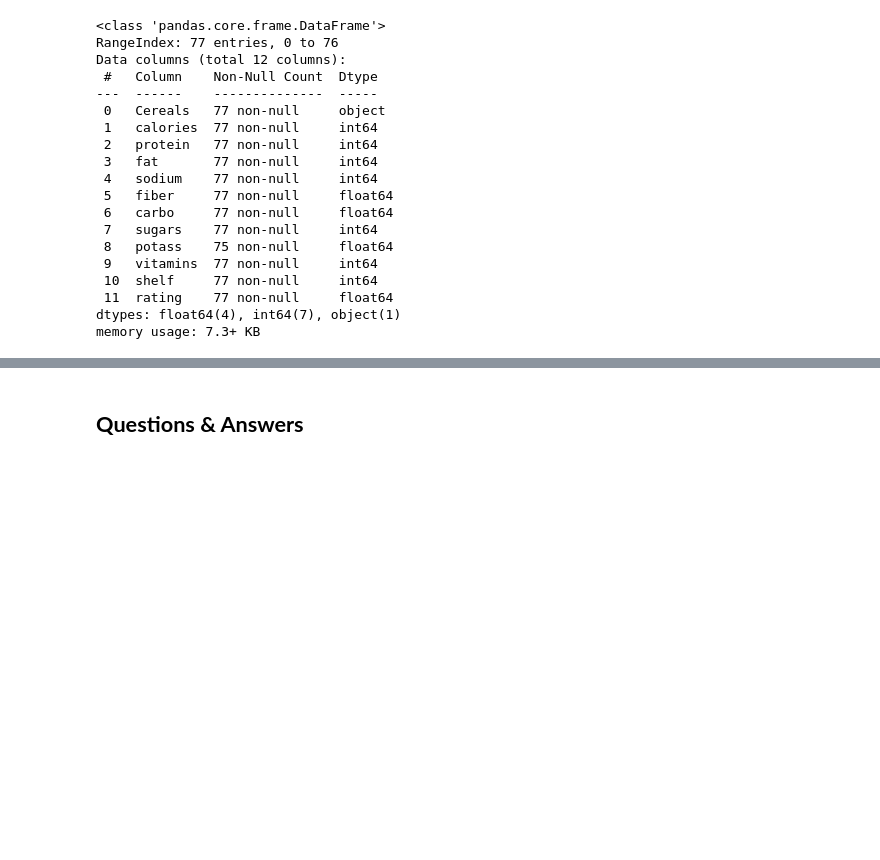
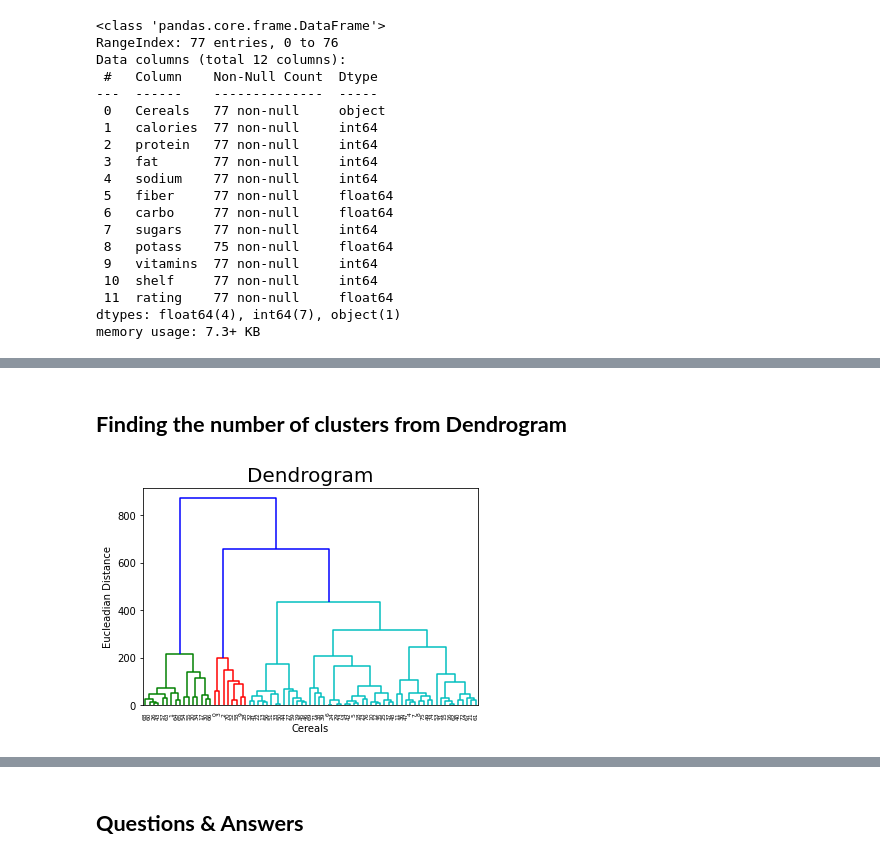
Before and after one commit to zaedulislam/Machine_Learning_Projects, a Jupyter notebook: Cereal/Cereal.ipynb, the cells around one changed output, grey strips where cells are left out. Cells and saved outputs as stored; diff of their text form; code cells hidden in the pictures; blank space fills up the shorter version.

```diff
--- a/Cereal/Cereal.ipynb
+++ b/Cereal/Cereal.ipynb
@@ -55,0 +103,21 @@ memory usage: 7.3+ KB
+# %% [markdown]
+## **Finding the number of clusters from Dendrogram**
+# %%
+X = dataset.iloc[:, 2:12].values
+
+# linkage - is actually the algorithm itself of Hierarchical Clustering.
+# 1st parameter (To which data we'll apply the linkage),
+# 2nd parameter (Method that is used to find the clusters.)
+# 'ward' - It tries to minimize the variance within each cluster. Just like, in K-Means we're trying to minimize the WISS to
+# plot the Elbow Method chart. This is almost same, the only difference is that instead of minimizing the WISS we're minimizing the within cluster variance.
+
+# Using the dendogram to find the optimal number of clusters
+dendrogram = sch.dendrogram(sch.linkage(X, method = 'ward'))
+
+plt.title('Dendrogram')
+plt.xlabel('Cereals')
+# The vertical lines in the dendromgram are the distances between the clusters that is between the centroids of the clusters
+plt.ylabel('Eucleadian Distance')
+plt.show()
+# %% [output]
+[figure, added]
```
Also changed, not shown: parts of 15 cells of this notebook.
